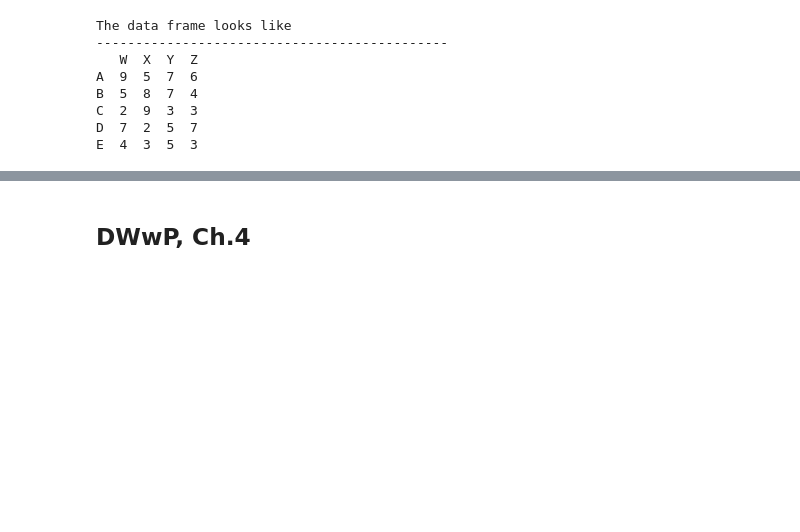
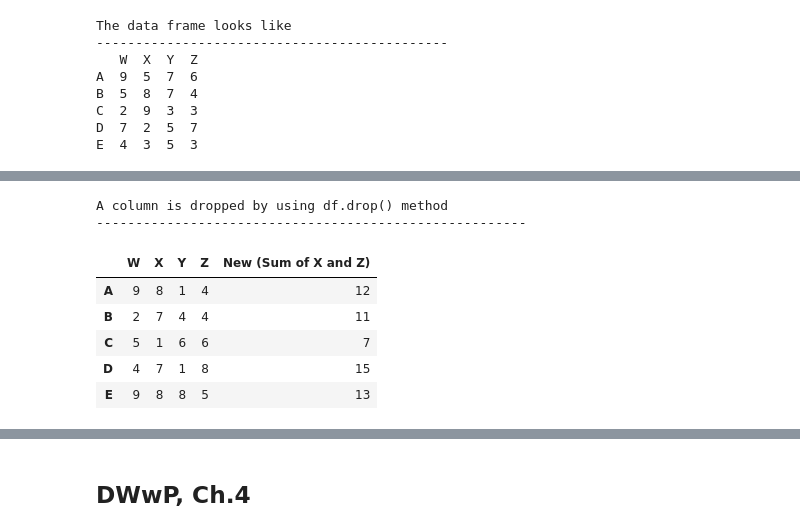
Before and after one commit to ScottBreitbach/DSC540, a Jupyter notebook: Weeks3-4/Notes_Wks3-4.ipynb, the cells around one changed output, grey strips where cells are left out. Drawn from its saved outputs; the diff is of its cells as text; code cells hidden in the pictures; blank space fills up the shorter version.

```diff
--- a/Weeks3-4/Notes_Wks3-4.ipynb
+++ b/Weeks3-4/Notes_Wks3-4.ipynb
@@ -2886,0 +3063,14 @@ E  4  3  5  3
+# %%
+print("A column is dropped by using df.drop() method\n",'-'*55, sep='')
+df = df.drop('New', axis=1) # Notice the axis=1 option, axis = 0 is default,
+                            # so one has to change it to 1
+df
+# %% [output]
+A column is dropped by using df.drop() method
+-------------------------------------------------------
+|  | W | X | Y | Z | New (Sum of X and Z) |
+| A | 9 | 8 | 1 | 4 | 12 |
+| B | 2 | 7 | 4 | 4 | 11 |
+| C | 5 | 1 | 6 | 6 | 7 |
+| D | 4 | 7 | 1 | 8 | 15 |
+| E | 9 | 8 | 8 | 5 | 13 |
```
Also changed, not shown: parts of 18 cells of this notebook.
